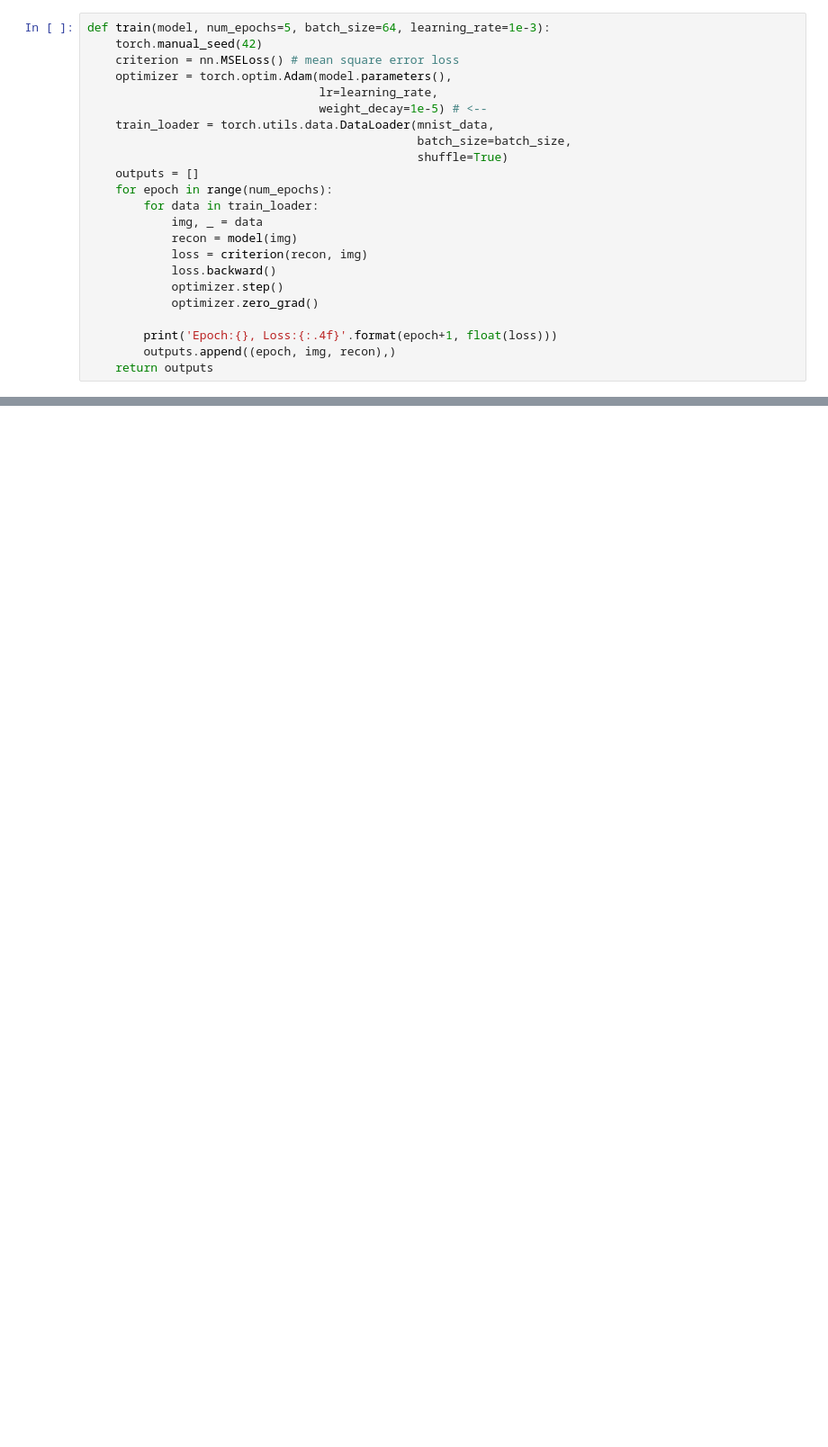
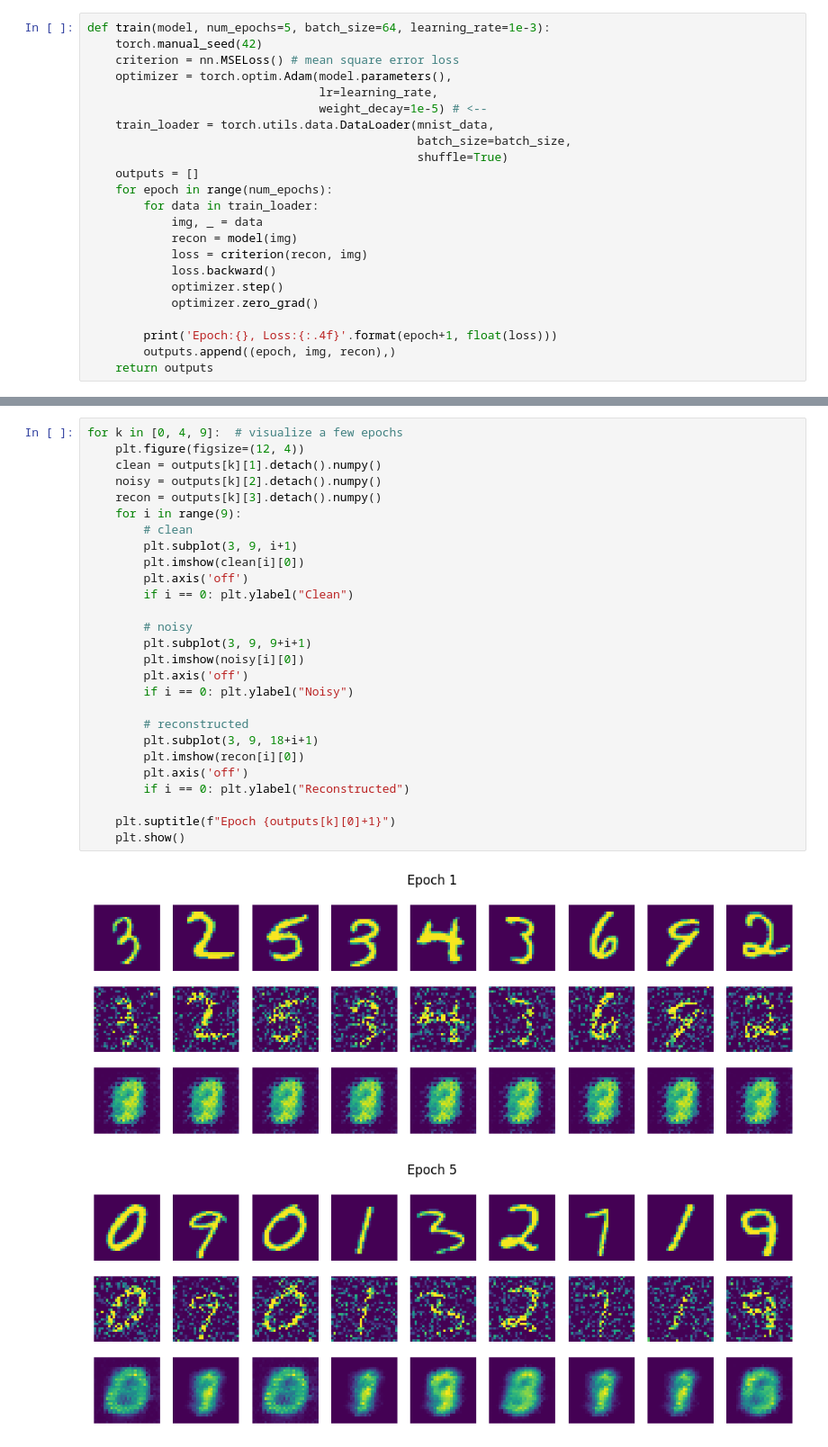
Before and after one commit to buiquangdat1710/VAE, a Jupyter notebook: AE.ipynb, the cells around one changed output, grey strips where cells are left out. Shown at 90% size. Saved outputs shown, nothing was run; the diff lists cells and outputs as text; blank space fills up the shorter version.

```diff
--- a/AE.ipynb
+++ b/AE.ipynb
@@ -103,0 +223,30 @@ for k in range(0, max_epochs, 5):
+# %%
+for k in [0, 4, 9]:  # visualize a few epochs
+    plt.figure(figsize=(12, 4))
+    clean = outputs[k][1].detach().numpy()
+    noisy = outputs[k][2].detach().numpy()
+    recon = outputs[k][3].detach().numpy()
+    for i in range(9):
+        # clean
+        plt.subplot(3, 9, i+1)
+        plt.imshow(clean[i][0])
+        plt.axis('off')
+        if i == 0: plt.ylabel("Clean")
+
+        # noisy
+        plt.subplot(3, 9, 9+i+1)
+        plt.imshow(noisy[i][0])
+        plt.axis('off')
+        if i == 0: plt.ylabel("Noisy")
+
+        # reconstructed
+        plt.subplot(3, 9, 18+i+1)
+        plt.imshow(recon[i][0])
+        plt.axis('off')
+        if i == 0: plt.ylabel("Reconstructed")
+
+    plt.suptitle(f"Epoch {outputs[k][0]+1}")
+    plt.show()
+# %% [output]
+[figure, added]
+[figure, added]
```
Also changed, not shown: parts of 14 cells of this notebook.
